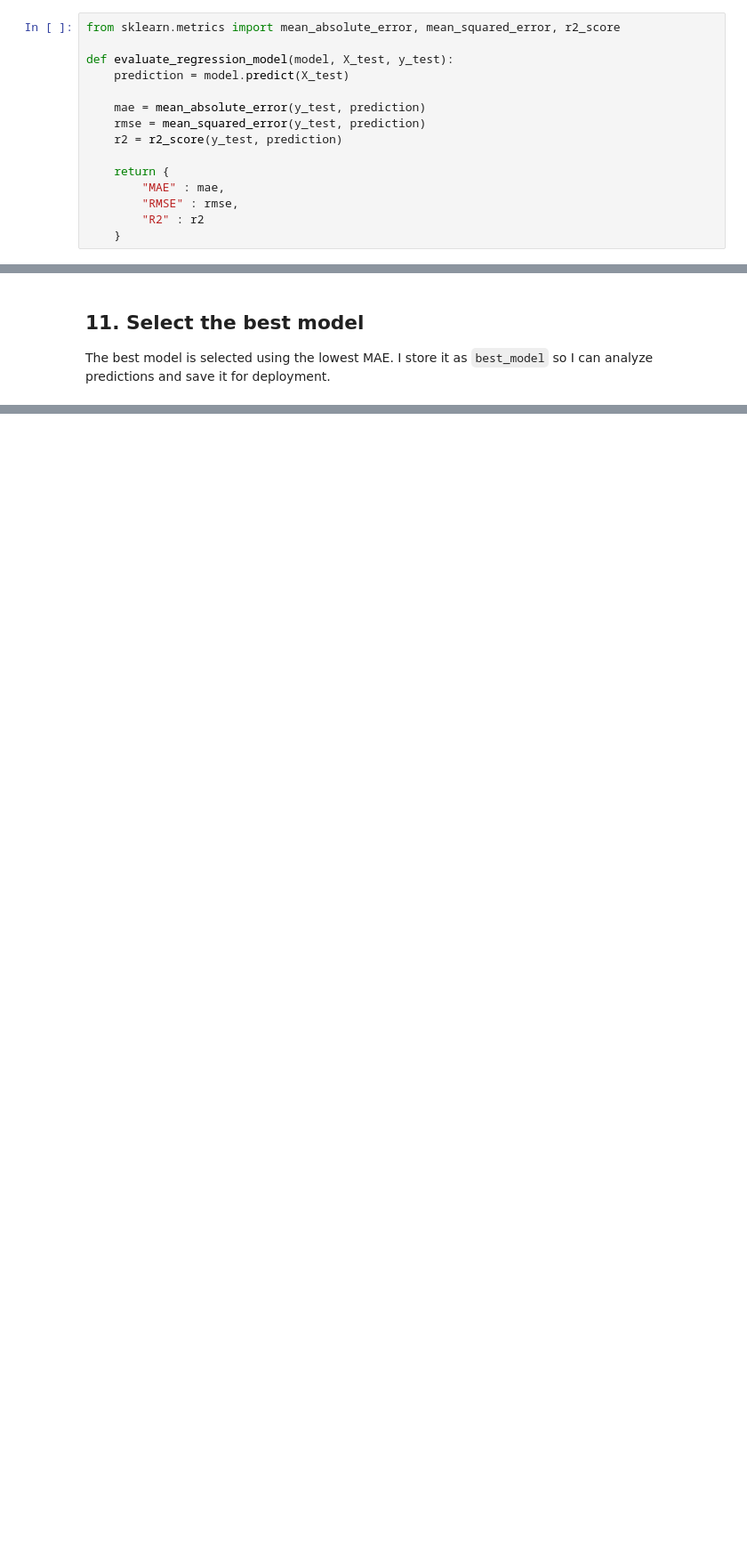
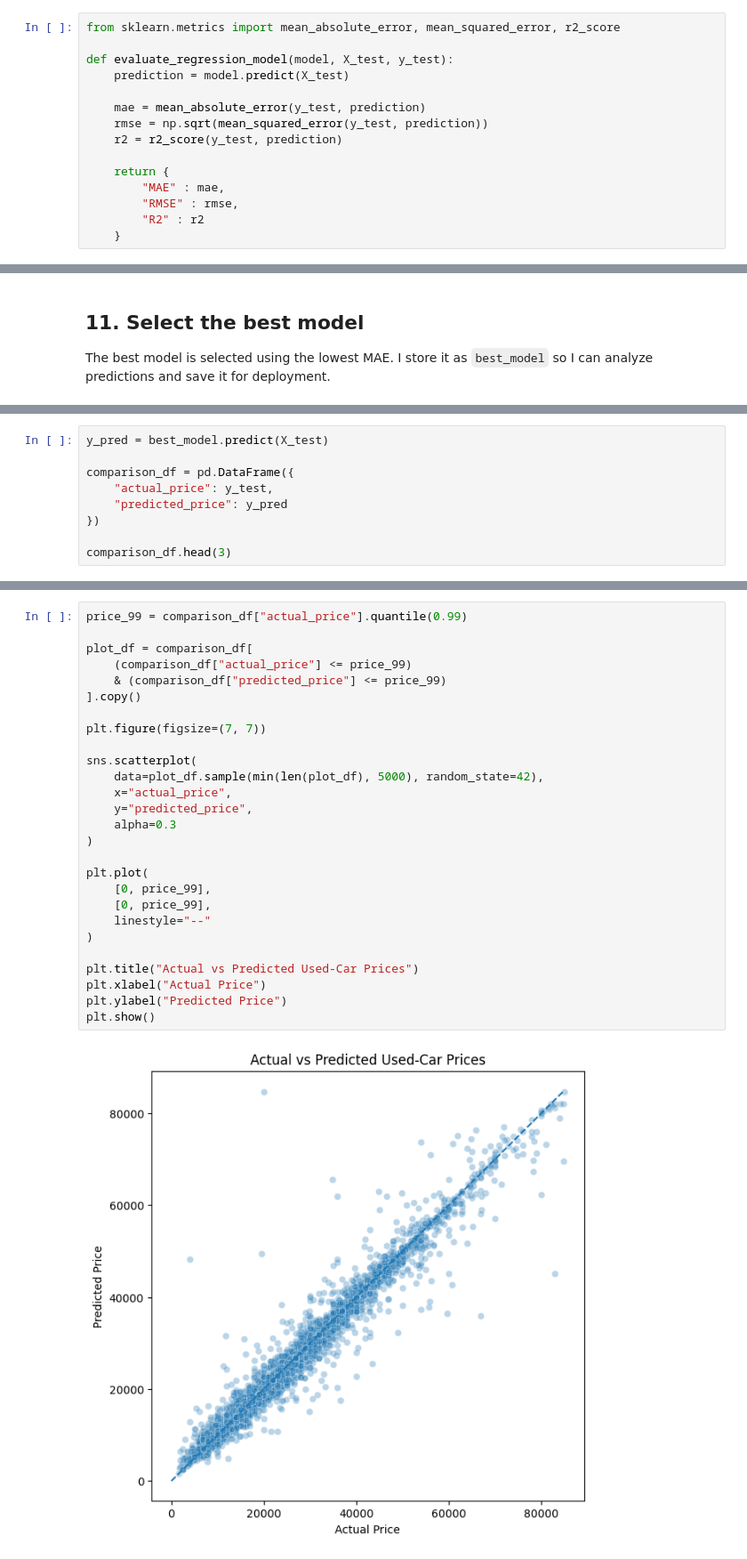
Before and after one commit to lecfranzff/used_car_app, a Jupyter notebook: notebooks/02_model_training_evaluation.ipynb, the cells around one changed output, grey strips where cells are left out. Shown at 89% size. Cells and saved outputs as stored; diff of their text form; blank space fills up the shorter version.

```diff
--- a/notebooks/02_model_training_evaluation.ipynb
+++ b/notebooks/02_model_training_evaluation.ipynb
@@ -269,7 +418,7 @@ def evaluate_regression_model(model, X_test, y_test):
     prediction = model.predict(X_test)
 
     mae = mean_absolute_error(y_test, prediction)
-    rmse = mean_squared_error(y_test, prediction)
+    rmse = np.sqrt(mean_squared_error(y_test, prediction))
     r2 = r2_score(y_test, prediction)
 
     return {
@@ -400,0 +555,9 @@ NameError: name 'results_df_sorted' is not defined
+# %%
+y_pred = best_model.predict(X_test)
+
+comparison_df = pd.DataFrame({
+    "actual_price": y_test,
+    "predicted_price": y_pred
+})
+
+comparison_df.head(3)
@@ -400,0 +573,29 @@ NameError: name 'results_df_sorted' is not defined
+# %%
+price_99 = comparison_df["actual_price"].quantile(0.99)
+
+plot_df = comparison_df[
+    (comparison_df["actual_price"] <= price_99)
+    & (comparison_df["predicted_price"] <= price_99)
+].copy()
+
+plt.figure(figsize=(7, 7))
+
+sns.scatterplot(
+    data=plot_df.sample(min(len(plot_df), 5000), random_state=42),
+    x="actual_price",
+    y="predicted_price",
+    alpha=0.3
+)
+
+plt.plot(
+    [0, price_99],
+    [0, price_99],
+    linestyle="--"
+)
+
+plt.title("Actual vs Predicted Used-Car Prices")
+plt.xlabel("Actual Price")
+plt.ylabel("Predicted Price")
+plt.show()
+# %% [output]
+[figure, added]
```
Also changed, not shown: parts of 32 cells of this notebook.
